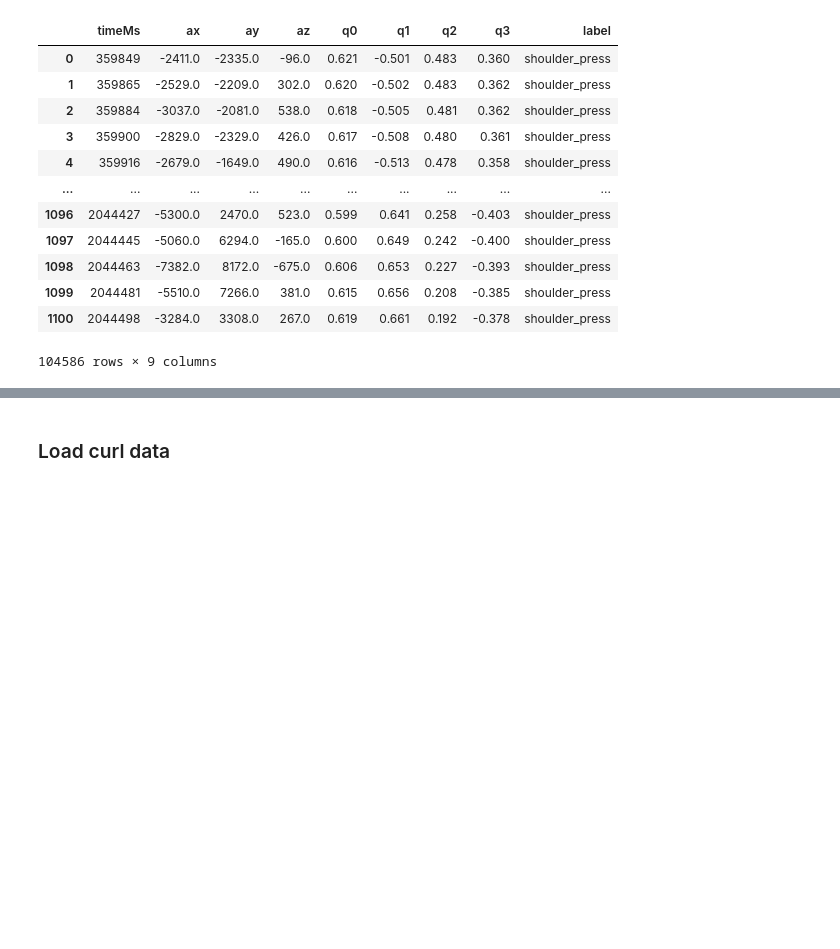
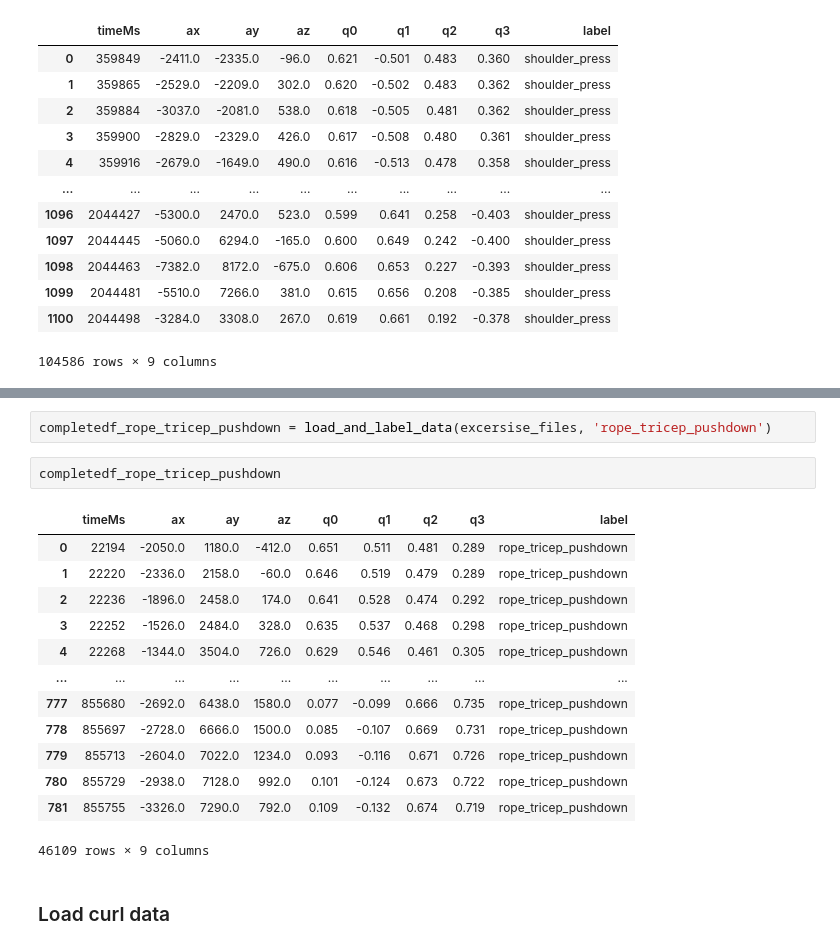
Before and after one commit to jlopez0501/gestures-trainer-classifier, a Jupyter notebook: notebooks/train_model.ipynb, the cells around one changed output, grey strips where cells are left out. Cells and saved outputs as stored; diff of their text form; blank space fills up the shorter version.

```diff
--- a/notebooks/train_model.ipynb
+++ b/notebooks/train_model.ipynb
@@ -103,3 +112,21 @@ completedf_shoulder_press
+# %%
+completedf_rope_tricep_pushdown = load_and_label_data(excersise_files, 'rope_tricep_pushdown')
+# %%
+completedf_rope_tricep_pushdown
+# %% [output]
+|  | timeMs | ax | ay | az | q0 | q1 | q2 | q3 | label |
+| 0 | 22194 | -2050.0 | 1180.0 | -412.0 | 0.651 | 0.511 | 0.481 | 0.289 | rope_tricep_pushdown |
+| 1 | 22220 | -2336.0 | 2158.0 | -60.0 | 0.646 | 0.519 | 0.479 | 0.289 | rope_tricep_pushdown |
+| 2 | 22236 | -1896.0 | 2458.0 | 174.0 | 0.641 | 0.528 | 0.474 | 0.292 | rope_tricep_pushdown |
+| 3 | 22252 | -1526.0 | 2484.0 | 328.0 | 0.635 | 0.537 | 0.468 | 0.298 | rope_tricep_pushdown |
+| 4 | 22268 | -1344.0 | 3504.0 | 726.0 | 0.629 | 0.546 | 0.461 | 0.305 | rope_tricep_pushdown |
+| ... | ... | ... | ... | ... | ... | ... | ... | ... | ... |
+| 777 | 855680 | -2692.0 | 6438.0 | 1580.0 | 0.077 | -0.099 | 0.666 | 0.735 | rope_tricep_pushdown |
+| 778 | 855697 | -2728.0 | 6666.0 | 1500.0 | 0.085 | -0.107 | 0.669 | 0.731 | rope_tricep_pushdown |
+| 779 | 855713 | -2604.0 | 7022.0 | 1234.0 | 0.093 | -0.116 | 0.671 | 0.726 | rope_tricep_pushdown |
+| 780 | 855729 | -2938.0 | 7128.0 | 992.0 | 0.101 | -0.124 | 0.673 | 0.722 | rope_tricep_pushdown |
+| 781 | 855755 | -3326.0 | 7290.0 | 792.0 | 0.109 | -0.132 | 0.674 | 0.719 | rope_tricep_pushdown |
+46109 rows × 9 columns
 # %% [markdown]
 ### Load curl data
 # %%
```
Also changed, not shown: parts of 22 cells of this notebook.
